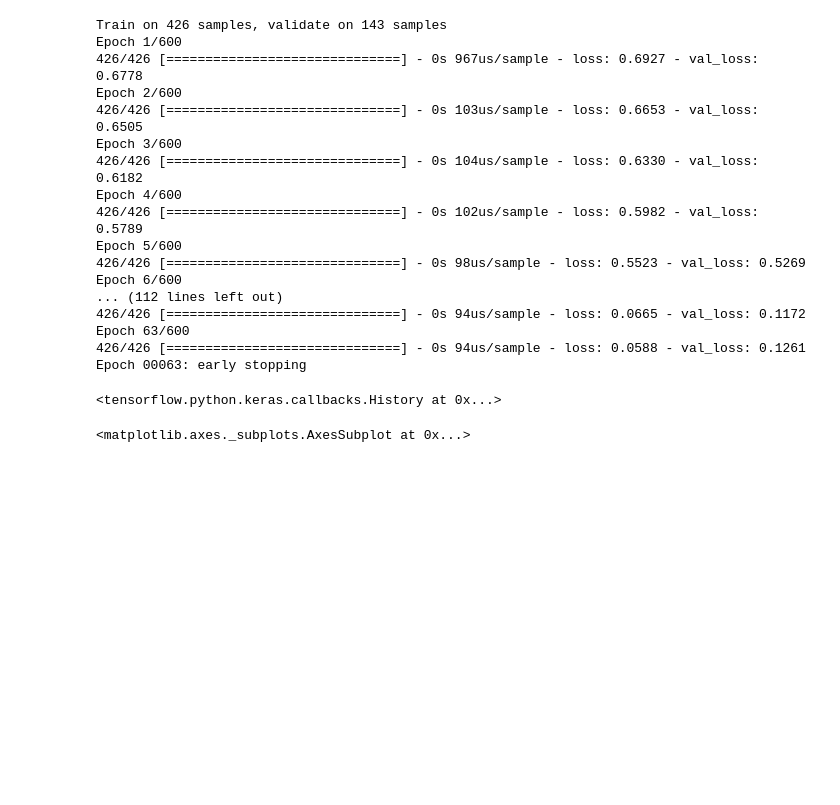
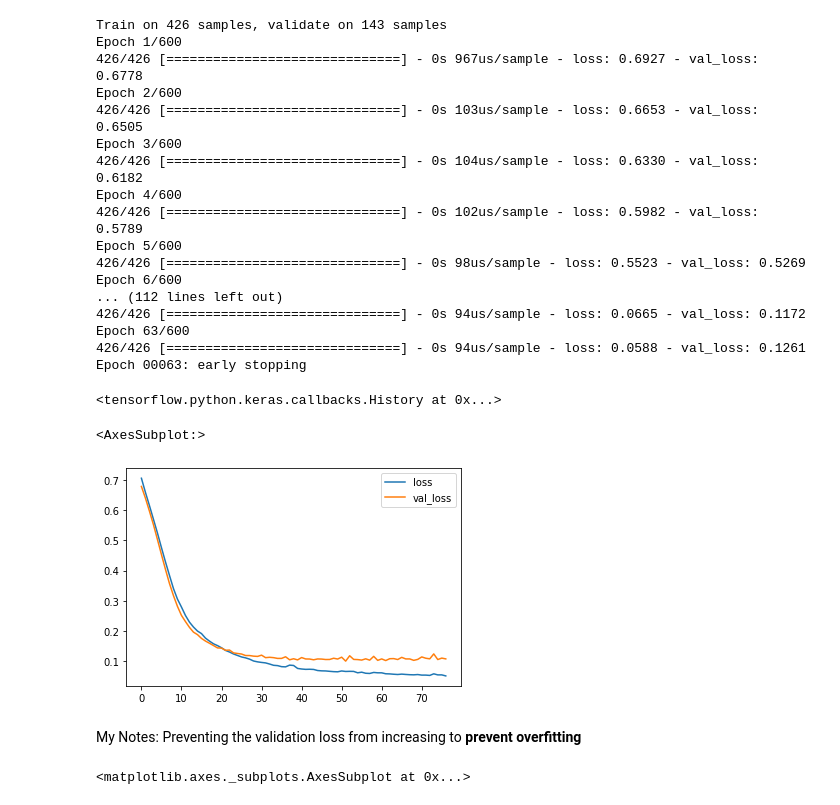
Before and after one commit to leader2345/Udemy_Python_For_Data_Science_And_Machine_Learning, a Jupyter notebook: 22-Deep Learning/TensorFlow_FILES/ANNs/02-Keras-Classification.ipynb, the cells around one changed output. Cells and saved outputs as stored; diff of their text form; code cells hidden in the pictures; blank space fills up the shorter version.

```diff
--- a/22-Deep Learning/TensorFlow_FILES/ANNs/02-Keras-Classification.ipynb
+++ b/22-Deep Learning/TensorFlow_FILES/ANNs/02-Keras-Classification.ipynb
@@ -376,2 +562,10 @@ Stop training when a monitored quantity has stopped improving.
 # %%
 early_stop = EarlyStopping(monitor='val_loss', mode='min', verbose=1, patience=25)
+# %%
+# Practice
+
+model.fit(x=X_train,
+         y=y_train,
+         epochs=600,
+         validation_data=(X_test, y_test), verbose=1,
+         callbacks=[early_stop])
@@ -401,6 +614,16 @@ Epoch 63/600
 426/426 [==============================] - 0s 94us/sample - loss: 0.0588 - val_loss: 0.1261
 Epoch 00063: early stopping
 <tensorflow.python.keras.callbacks.History at 0x...>
+# %%
+# Practice
+
+model_loss = pd.DataFrame(model.history.history)
+model_loss.plot()
+# %% [output]
+<AxesSubplot:>
+[figure, added]
+# %% [markdown]
+My Notes: Preventing the validation loss from increasing to **prevent overfitting**
 # %%
 model_loss = pd.DataFrame(model.history.history)
 model_loss.plot()
```
Also changed, not shown: parts of 34 cells of this notebook.
